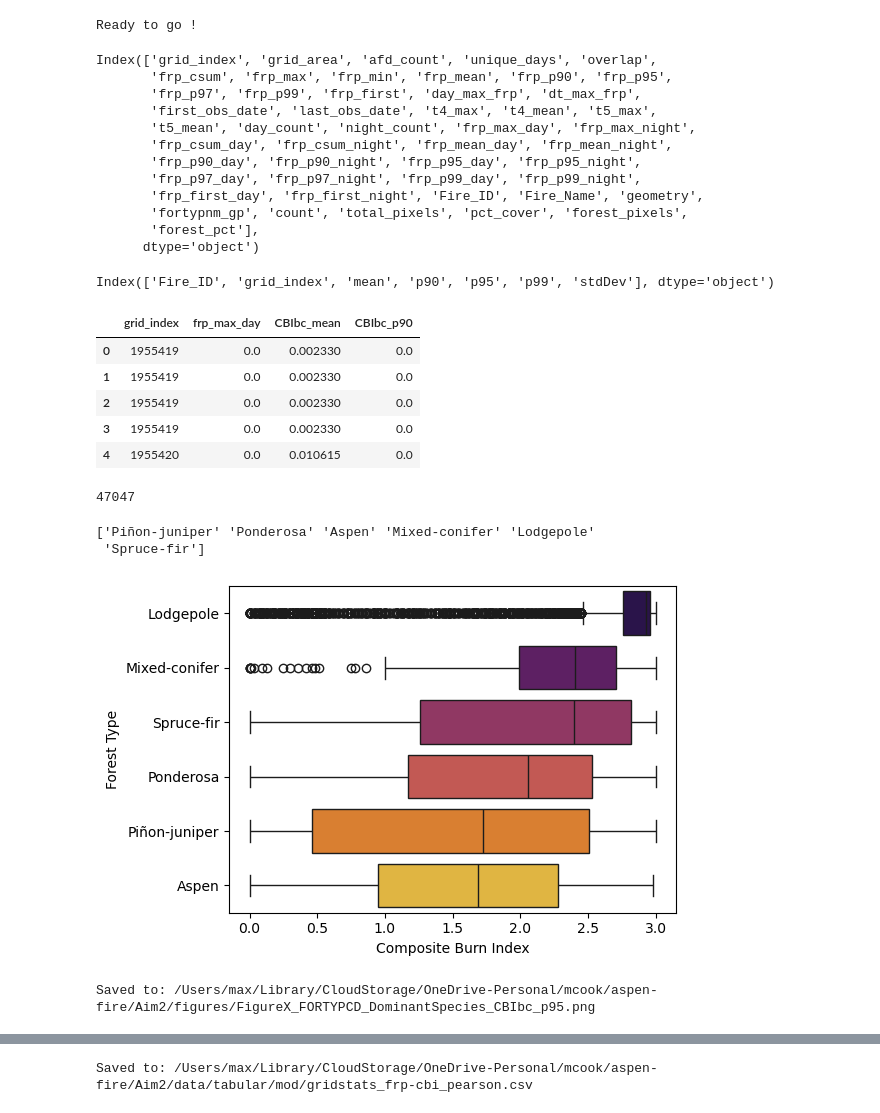
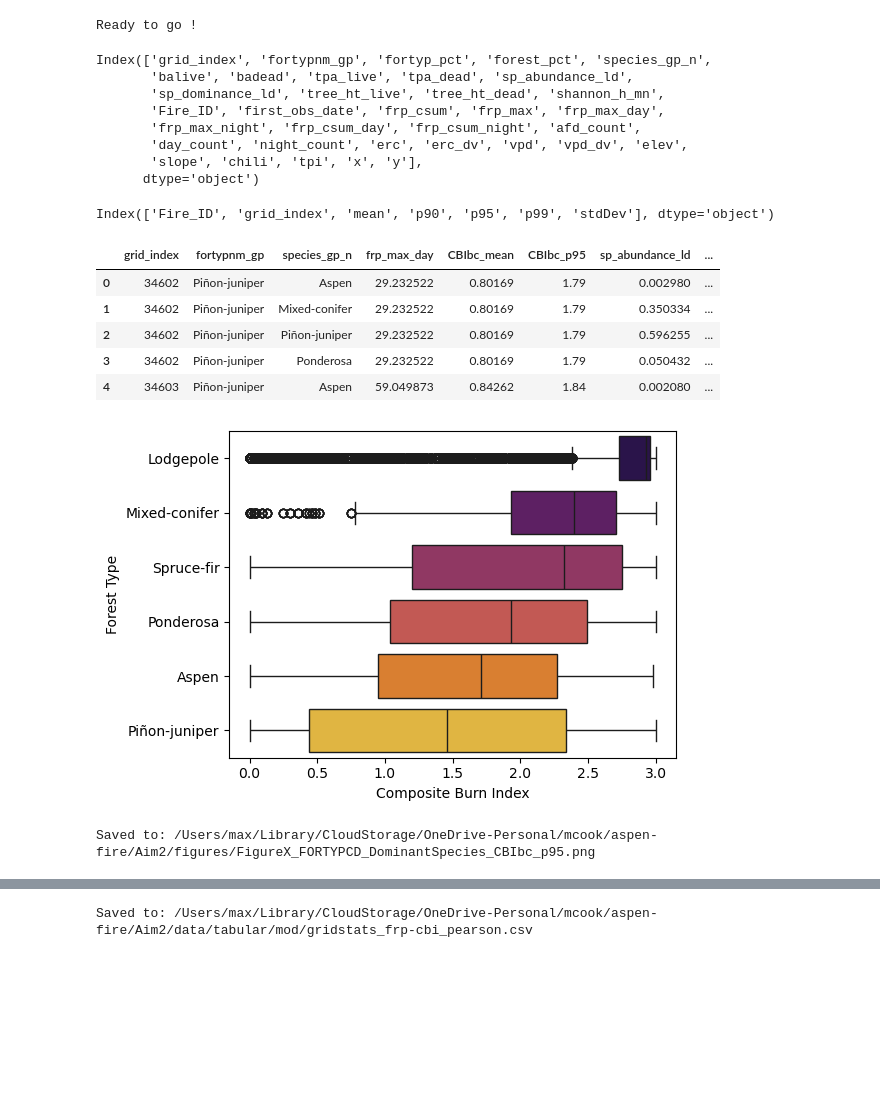
Before and after one commit to natshoff/aspen-fire-fork, a Jupyter notebook: Aim2/code/Python/05b_FRP-CBIbc.ipynb, the cells around one changed output, grey strips where cells are left out. Cells and saved outputs as stored; diff of their text form; code cells hidden in the pictures; blank space fills up the shorter version.

Commit message:
Mostly updates to the TreeMap workflow and integration of climate+topo

```diff
--- a/Aim2/code/Python/05b_FRP-CBIbc.ipynb
+++ b/Aim2/code/Python/05b_FRP-CBIbc.ipynb
@@ -26,22 +26,18 @@ print("Ready to go !")
 # %% [output]
 Ready to go !
 # %%
-fp = os.path.join(projdir,'data/tabular/mod/viirs_snpp_jpss1_gridstats_fortypnm_gp_frp.csv')
+fp = os.path.join(projdir,'data/tabular/mod/gridstats_fortypnm_gp_tm_ct.csv')
 tm = pd.read_csv(fp)
 tm.drop(columns=['Unnamed: 0'], inplace=True)
 tm.columns
 # %% [output]
-Index(['grid_index', 'grid_area', 'afd_count', 'unique_days', 'overlap',
-       'frp_csum', 'frp_max', 'frp_min', 'frp_mean', 'frp_p90', 'frp_p95',
-       'frp_p97', 'frp_p99', 'frp_first', 'day_max_frp', 'dt_max_frp',
-       'first_obs_date', 'last_obs_date', 't4_max', 't4_mean', 't5_max',
-       't5_mean', 'day_count', 'night_count', 'frp_max_day', 'frp_max_night',
-       'frp_csum_day', 'frp_csum_night', 'frp_mean_day', 'frp_mean_night',
-       'frp_p90_day', 'frp_p90_night', 'frp_p95_day', 'frp_p95_night',
-       'frp_p97_day', 'frp_p97_night', 'frp_p99_day', 'frp_p99_night',
-       'frp_first_day', 'frp_first_night', 'Fire_ID', 'Fire_Name', 'geometry',
-       'fortypnm_gp', 'count', 'total_pixels', 'pct_cover', 'forest_pixels',
-       'forest_pct'],
+Index(['grid_index', 'fortypnm_gp', 'fortyp_pct', 'forest_pct', 'species_gp_n',
+       'balive', 'badead', 'tpa_live', 'tpa_dead', 'sp_abundance_ld',
+       'sp_dominance_ld', 'tree_ht_live', 'tree_ht_dead', 'shannon_h_mn',
+       'Fire_ID', 'first_obs_date', 'frp_csum', 'frp_max', 'frp_max_day',
+       'frp_max_night', 'frp_csum_day', 'frp_csum_night', 'afd_count',
+       'day_count', 'night_count', 'erc', 'erc_dv', 'vpd', 'vpd_dv', 'elev',
+       'slope', 'chili', 'tpi', 'x', 'y'],
       dtype='object')
 # %%
 # load the CBI data
@@ -59,60 +55,46 @@ for col in cols:
     sev.rename(columns={col: new_name}, inplace=True)
 sev.drop(columns=['Fire_ID'], inplace=True)
 # merge the dataframes
-tm_sev = tm.merge(sev, on='grid_index', how='inner')
-tm_sev[['grid_index','frp_max_day','CBIbc_mean','CBIbc_p90']].head()
+tm_sev = tm.merge(sev, on='grid_index', how='left')
+tm_sev[['grid_index','fortypnm_gp','species_gp_n','frp_max_day','CBIbc_mean',
+        'CBIbc_p95','sp_abundance_ld','sp_dominance_ld']].head()
 # %% [output]
-|  | grid_index | frp_max_day | CBIbc_mean | CBIbc_p90 |
-| 0 | 1955419 | 0.0 | 0.002330 | 0.0 |
-| 1 | 1955419 | 0.0 | 0.002330 | 0.0 |
-| 2 | 1955419 | 0.0 | 0.002330 | 0.0 |
-| 3 | 1955419 | 0.0 | 0.002330 | 0.0 |
-| 4 | 1955420 | 0.0 | 0.010615 | 0.0 |
+|  | grid_index | fortypnm_gp | species_gp_n | frp_max_day | CBIbc_mean | CBIbc_p95 | sp_abundance_ld | ... |
+| 0 | 34602 | Piñon-juniper | Aspen | 29.232522 | 0.80169 | 1.79 | 0.002980 | ... |
+| 1 | 34602 | Piñon-juniper | Mixed-conifer | 29.232522 | 0.80169 | 1.79 | 0.350334 | ... |
+| 2 | 34602 | Piñon-juniper | Piñon-juniper | 29.232522 | 0.80169 | 1.79 | 0.596255 | ... |
+| 3 | 34602 | Piñon-juniper | Ponderosa | 29.232522 | 0.80169 | 1.79 | 0.050432 | ... |
+| 4 | 34603 | Piñon-juniper | Aspen | 59.049873 | 0.84262 | 1.84 | 0.002080 | ... |
-# %%
-# filter to majority forested grid cells
-tm_sev_forest = tm_sev[tm_sev['forest_pct'] > 50]
-len(tm_sev_forest['grid_index'].unique())
-# %% [output]
-47047
-# %%
-# identify the dominant forest types
-fortyps = ['Piñon-juniper', 'Ponderosa', 'Aspen', 'Mixed-conifer', 'Lodgepole', 'Spruce-fir']
-tm_sev_d = tm_sev_forest.loc[tm_sev_forest.groupby('grid_index')['pct_cover'].idxmax()]
-tm_sev_d = tm_sev_d[tm_sev_d['fortypnm_gp'].isin(fortyps)]
-print(tm_sev_d['fortypnm_gp'].unique())
-# %% [output]
-['Piñon-juniper' 'Ponderosa' 'Aspen' 'Mixed-conifer' 'Lodgepole'
- 'Spruce-fir']
 # %%
 # Plot FRP by dominant forest type
 # create a dataframe with dominance (>90% of the same species)
-dom = tm_sev_forest[tm_sev_forest['pct_cover'] > 80]
+dom = tm_sev[tm_sev['fortyp_pct'] > 80]
 # Find the median and sort the forest types by FRP
 med = dom.groupby('fortypnm_gp')['CBIbc_p95'].median().sort_values(ascending=False)
 ordered = med.index.tolist()
 
 # plot it
 plt.figure(figsize=(6, 4))
 
 sns.boxplot(
     data=dom,
     x='CBIbc_p95',
     y='fortypnm_gp',
     order=ordered,
     palette='inferno',
     dodge=False)
 
 # plt.xscale('log') # log-scale FRP
 plt.xlabel('Composite Burn Index')
 plt.ylabel('Forest Type')
 plt.tight_layout()
 
 out_plot = os.path.join(projdir, 'figures/FigureX_FORTYPCD_DominantSpecies_CBIbc_p95.png')
 plt.savefig(out_plot, dpi=300, bbox_inches='tight')
 
 plt.show()
 print(f"\nSaved to: {out_plot}\n")
 # %% [output]
-[figure, old version]
+[figure, new version]
 Saved to: /Users/max/Library/CloudStorage/OneDrive-Personal/mcook/aspen-fire/Aim2/figures/FigureX_FORTYPCD_DominantSpecies_CBIbc_p95.png
 # %%
```
Also changed, not shown: parts of 12 cells of this notebook, 19 other files.
